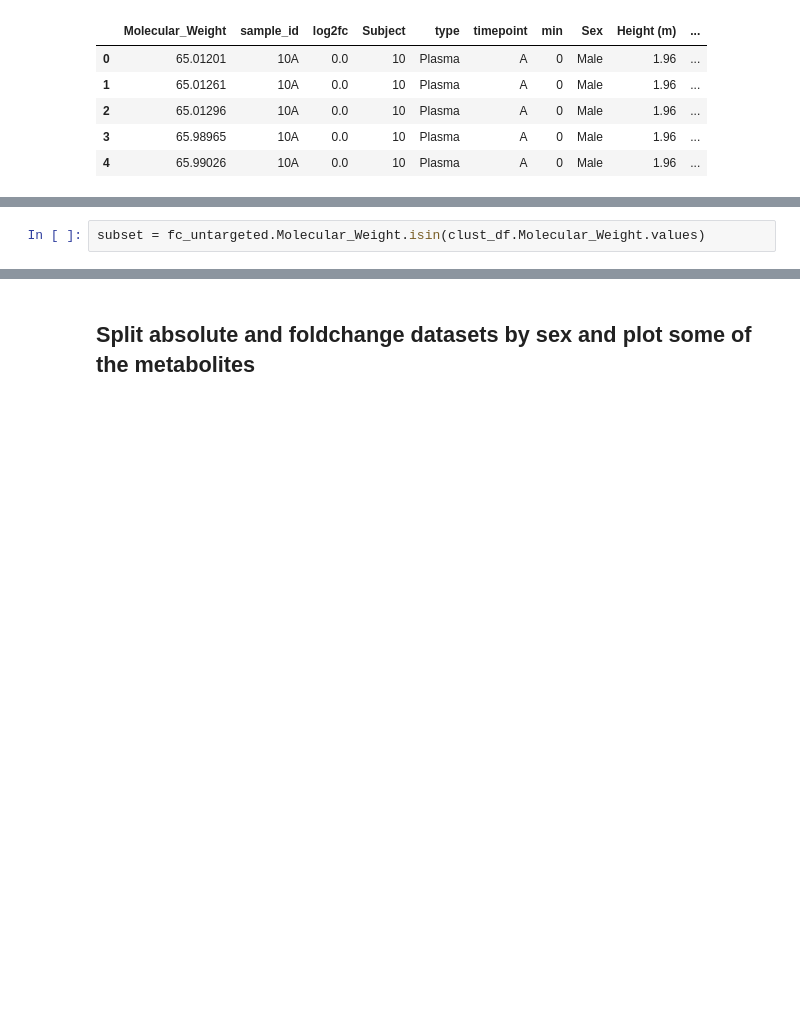
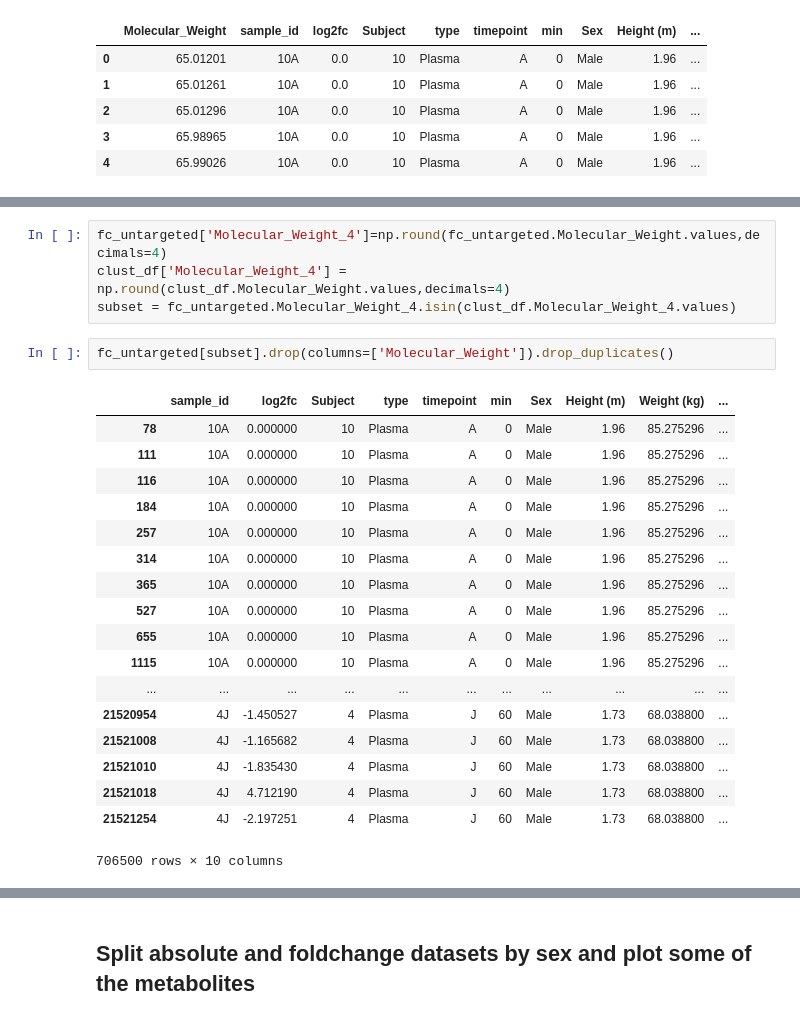
Before and after one commit to jzlab/ml_RIPC, a Jupyter notebook: notebooks/timeseries_by_cluster_grouping.ipynb, the cells around one changed output, grey strips where cells are left out. Saved outputs shown, nothing was run; the diff lists cells and outputs as text; blank space fills up the shorter version.

```diff
--- a/notebooks/timeseries_by_cluster_grouping.ipynb
+++ b/notebooks/timeseries_by_cluster_grouping.ipynb
@@ -58,3 +61,26 @@ clust_df.groupby('cluster_id').count()
-# %%
-subset = fc_untargeted.Molecular_Weight.isin(clust_df.Molecular_Weight.values)
+# %%
+fc_untargeted['Molecular_Weight_4']=np.round(fc_untargeted.Molecular_Weight.values,decimals=4)
+clust_df['Molecular_Weight_4'] = np.round(clust_df.Molecular_Weight.values,decimals=4)
+subset = fc_untargeted.Molecular_Weight_4.isin(clust_df.Molecular_Weight_4.values)
+# %%
+fc_untargeted[subset].drop(columns=['Molecular_Weight']).drop_duplicates()
+# %% [output]
+|  | sample_id | log2fc | Subject | type | timepoint | min | Sex | Height (m) | Weight (kg) | ... |
+| 78 | 10A | 0.000000 | 10 | Plasma | A | 0 | Male | 1.96 | 85.275296 | ... |
+| 111 | 10A | 0.000000 | 10 | Plasma | A | 0 | Male | 1.96 | 85.275296 | ... |
+| 116 | 10A | 0.000000 | 10 | Plasma | A | 0 | Male | 1.96 | 85.275296 | ... |
+| 184 | 10A | 0.000000 | 10 | Plasma | A | 0 | Male | 1.96 | 85.275296 | ... |
+| 257 | 10A | 0.000000 | 10 | Plasma | A | 0 | Male | 1.96 | 85.275296 | ... |
+| 314 | 10A | 0.000000 | 10 | Plasma | A | 0 | Male | 1.96 | 85.275296 | ... |
+| 365 | 10A | 0.000000 | 10 | Plasma | A | 0 | Male | 1.96 | 85.275296 | ... |
+| 527 | 10A | 0.000000 | 10 | Plasma | A | 0 | Male | 1.96 | 85.275296 | ... |
+| 655 | 10A | 0.000000 | 10 | Plasma | A | 0 | Male | 1.96 | 85.275296 | ... |
+| 1115 | 10A | 0.000000 | 10 | Plasma | A | 0 | Male | 1.96 | 85.275296 | ... |
+| ... | ... | ... | ... | ... | ... | ... | ... | ... | ... | ... |
+| 21520954 | 4J | -1.450527 | 4 | Plasma | J | 60 | Male | 1.73 | 68.038800 | ... |
+| 21521008 | 4J | -1.165682 | 4 | Plasma | J | 60 | Male | 1.73 | 68.038800 | ... |
+| 21521010 | 4J | -1.835430 | 4 | Plasma | J | 60 | Male | 1.73 | 68.038800 | ... |
+| 21521018 | 4J | 4.712190 | 4 | Plasma | J | 60 | Male | 1.73 | 68.038800 | ... |
+| 21521254 | 4J | -2.197251 | 4 | Plasma | J | 60 | Male | 1.73 | 68.038800 | ... |
+706500 rows × 10 columns
 # %%
```
Also changed, not shown: parts of 11 cells of this notebook, 10 other files.
